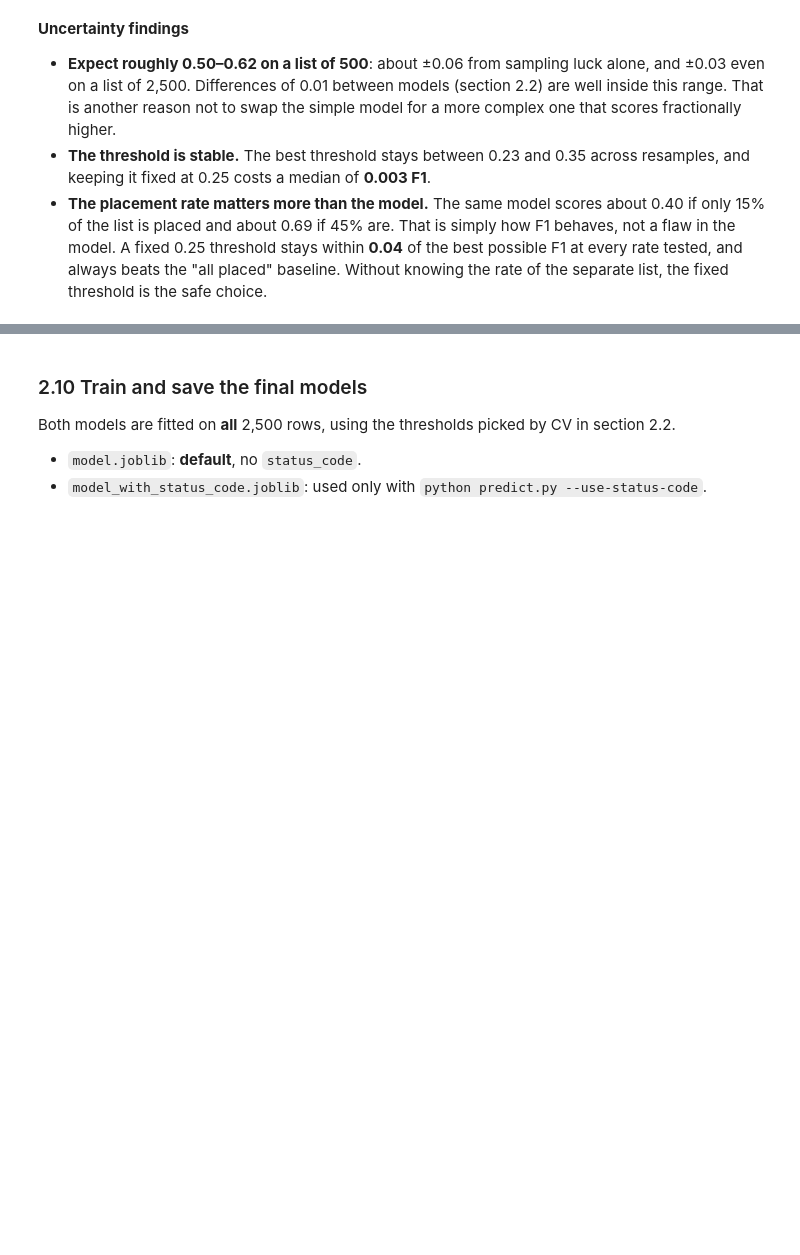
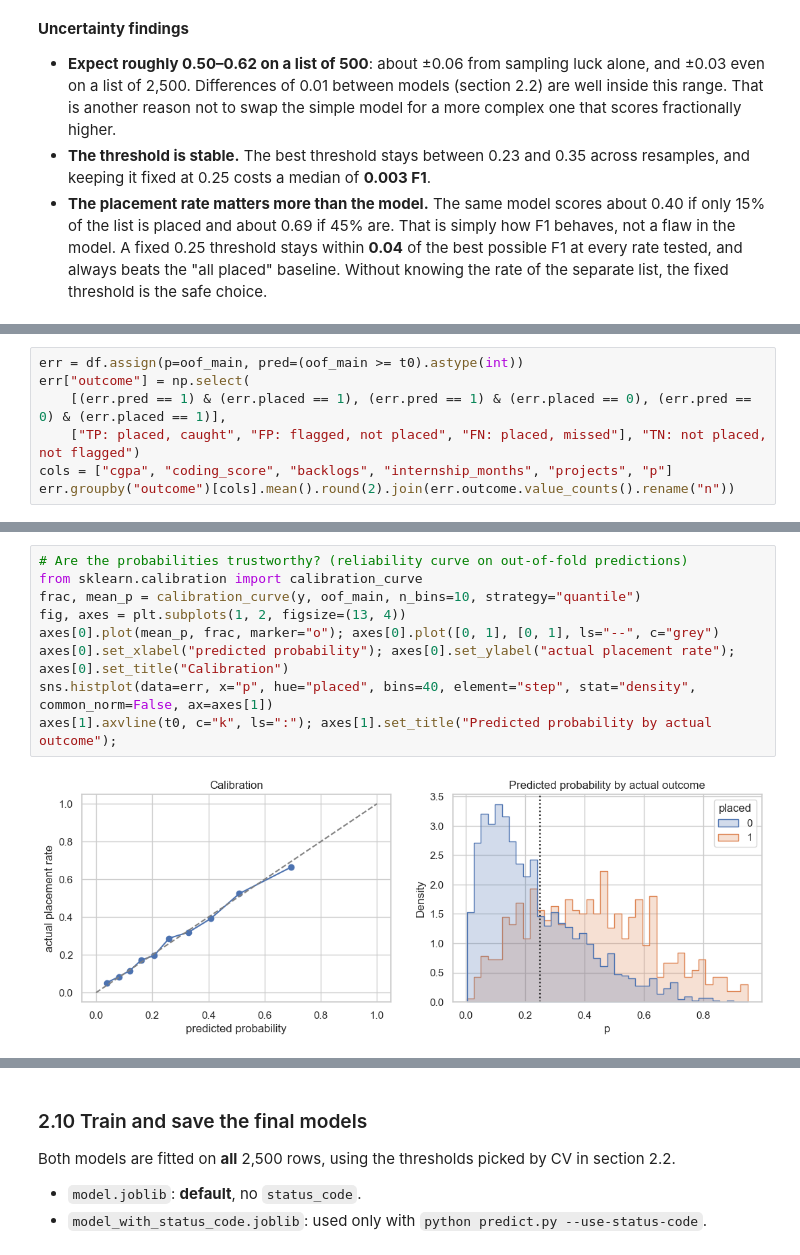
Before and after one commit to Pranov123/pranov_goML_submission, a Jupyter notebook: placement/analysis.ipynb, the cells around one changed output, grey strips where cells are left out. Saved outputs shown, nothing was run; the diff lists cells and outputs as text; blank space fills up the shorter version.

Commit message:
Add error analysis: confusion-group profiles, per-department errors, calibration

```diff
--- a/placement/analysis.ipynb
+++ b/placement/analysis.ipynb
@@ -572,0 +576,7 @@ pd.DataFrame(shift).T.round(3)
+# %%
+err = df.assign(p=oof_main, pred=(oof_main >= t0).astype(int))
+err["outcome"] = np.select(
+    [(err.pred == 1) & (err.placed == 1), (err.pred == 1) & (err.placed == 0), (err.pred == 0) & (err.placed == 1)],
+    ["TP: placed, caught", "FP: flagged, not placed", "FN: placed, missed"], "TN: not placed, not flagged")
+cols = ["cgpa", "coding_score", "backlogs", "internship_months", "projects", "p"]
+err.groupby("outcome")[cols].mean().round(2).join(err.outcome.value_counts().rename("n"))
@@ -572,0 +606,11 @@ pd.DataFrame(shift).T.round(3)
+# %%
+# Are the probabilities trustworthy? (reliability curve on out-of-fold predictions)
+from sklearn.calibration import calibration_curve
+frac, mean_p = calibration_curve(y, oof_main, n_bins=10, strategy="quantile")
+fig, axes = plt.subplots(1, 2, figsize=(13, 4))
+axes[0].plot(mean_p, frac, marker="o"); axes[0].plot([0, 1], [0, 1], ls="--", c="grey")
+axes[0].set_xlabel("predicted probability"); axes[0].set_ylabel("actual placement rate"); axes[0].set_title("Calibration")
+sns.histplot(data=err, x="p", hue="placed", bins=40, element="step", stat="density", common_norm=False, ax=axes[1])
+axes[1].axvline(t0, c="k", ls=":"); axes[1].set_title("Predicted probability by actual outcome");
+# %% [output]
+[figure, added]
```
Also changed, not shown: parts of 5 cells of this notebook.
